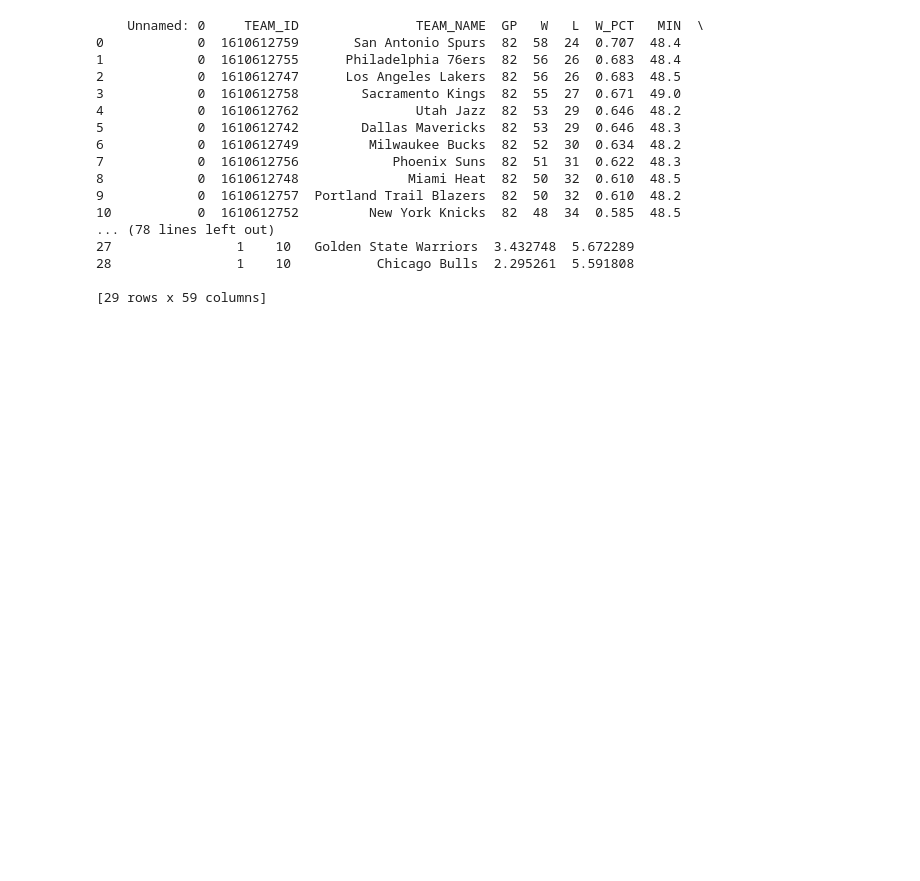
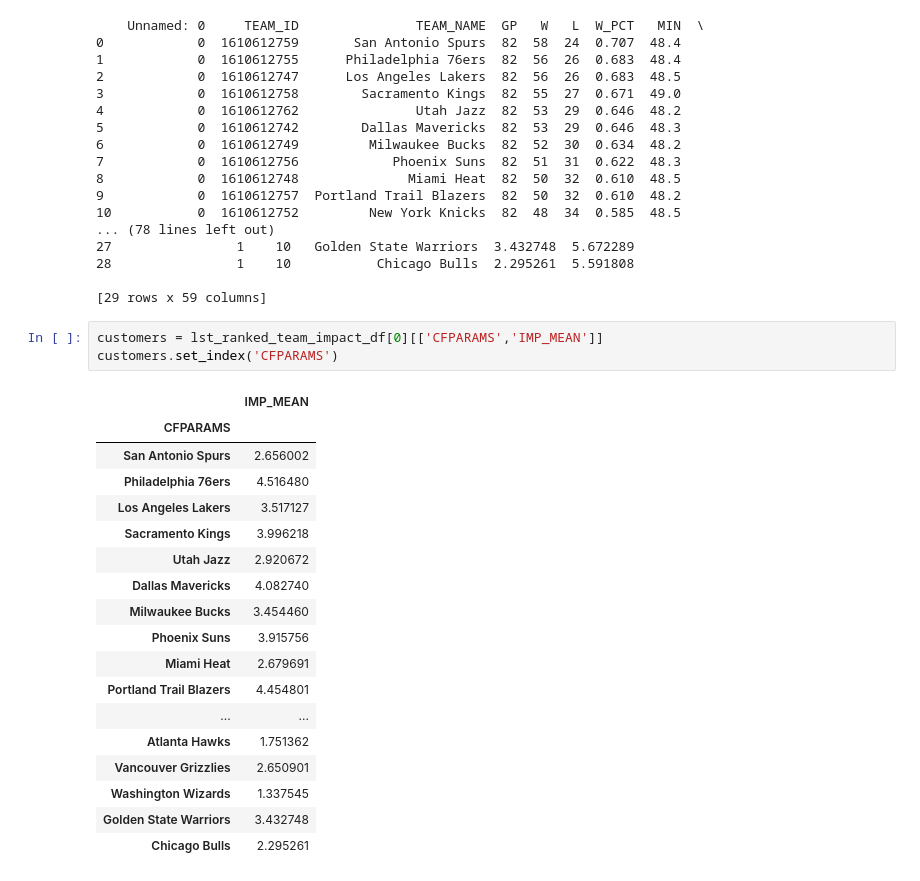
Before and after one commit to AaronWong14/Cogs108ProjectNBA, a Jupyter notebook: Impact Calculation.ipynb, the cells around one changed output. Saved outputs shown, nothing was run; the diff lists cells and outputs as text; blank space fills up the shorter version.

```diff
--- a/Impact Calculation.ipynb
+++ b/Impact Calculation.ipynb
@@ -300,3 +300,25 @@ print(lst_ranked_team_impact_df[0])
 28                1    10           Chicago Bulls  2.295261  5.591808
 
 [29 rows x 59 columns]
+# %%
+customers = lst_ranked_team_impact_df[0][['CFPARAMS','IMP_MEAN']]
+customers.set_index('CFPARAMS')
+# %% [output]
+|  | IMP_MEAN |
+| CFPARAMS |  |
+| San Antonio Spurs | 2.656002 |
+| Philadelphia 76ers | 4.516480 |
+| Los Angeles Lakers | 3.517127 |
+| Sacramento Kings | 3.996218 |
+| Utah Jazz | 2.920672 |
+| Dallas Mavericks | 4.082740 |
+| Milwaukee Bucks | 3.454460 |
+| Phoenix Suns | 3.915756 |
+| Miami Heat | 2.679691 |
+| Portland Trail Blazers | 4.454801 |
+| ... | ... |
+| Atlanta Hawks | 1.751362 |
+| Vancouver Grizzlies | 2.650901 |
+| Washington Wizards | 1.337545 |
+| Golden State Warriors | 3.432748 |
+| Chicago Bulls | 2.295261 |
```
Also changed, not shown: parts of 2 cells of this notebook.
